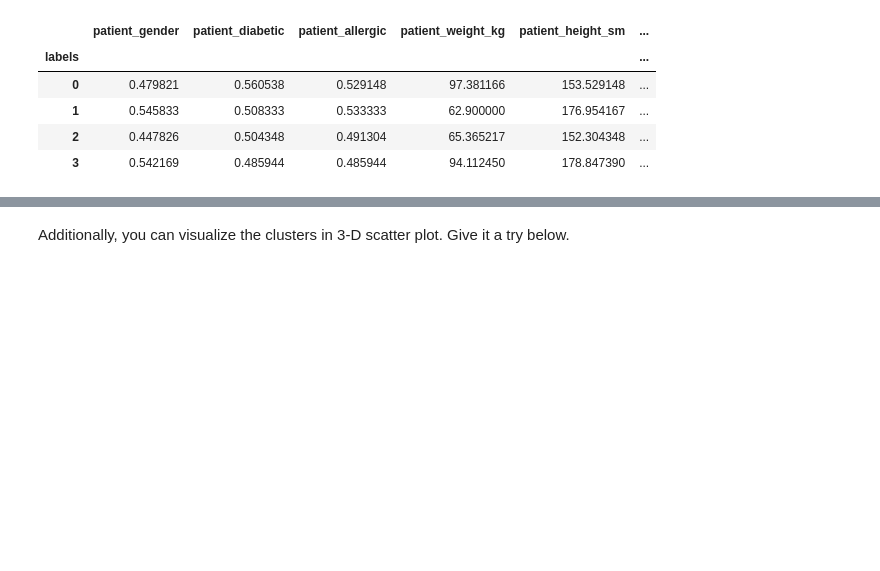
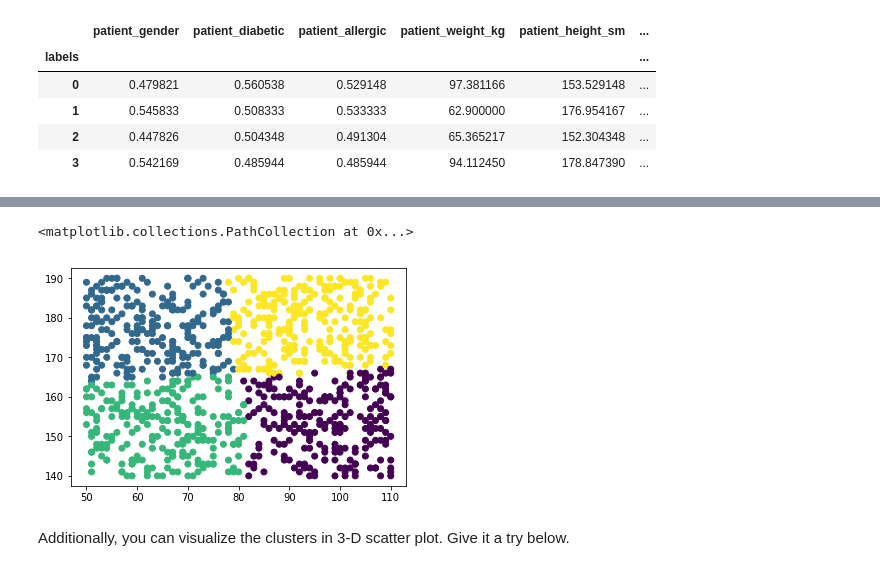
Before and after one commit to Tilltheman92/dataV2-labs, a Jupyter notebook: module-3/Unsupervised-Sklearn/your-code/main.ipynb, the cells around one changed output, grey strips where cells are left out. Cells and saved outputs as stored; diff of their text form; code cells hidden in the pictures; blank space fills up the shorter version.

```diff
--- a/module-3/Unsupervised-Sklearn/your-code/main.ipynb
+++ b/module-3/Unsupervised-Sklearn/your-code/main.ipynb
@@ -421,6 +421,10 @@ If the scatter plot does not make any sense to you, it means the features you ch
 ![Cluster Visualization](../images/clusters.png)
 # %%
 # Your code here:
+plt.scatter(patient.patient_weight_kg,patient.patient_height_sm, c=patient.labels)
+# %% [output]
+<matplotlib.collections.PathCollection at 0x...>
+[figure, added]
 # %% [markdown]
 Additionally, you can visualize the clusters in 3-D scatter plot. Give it a try below.
 # %%
```
